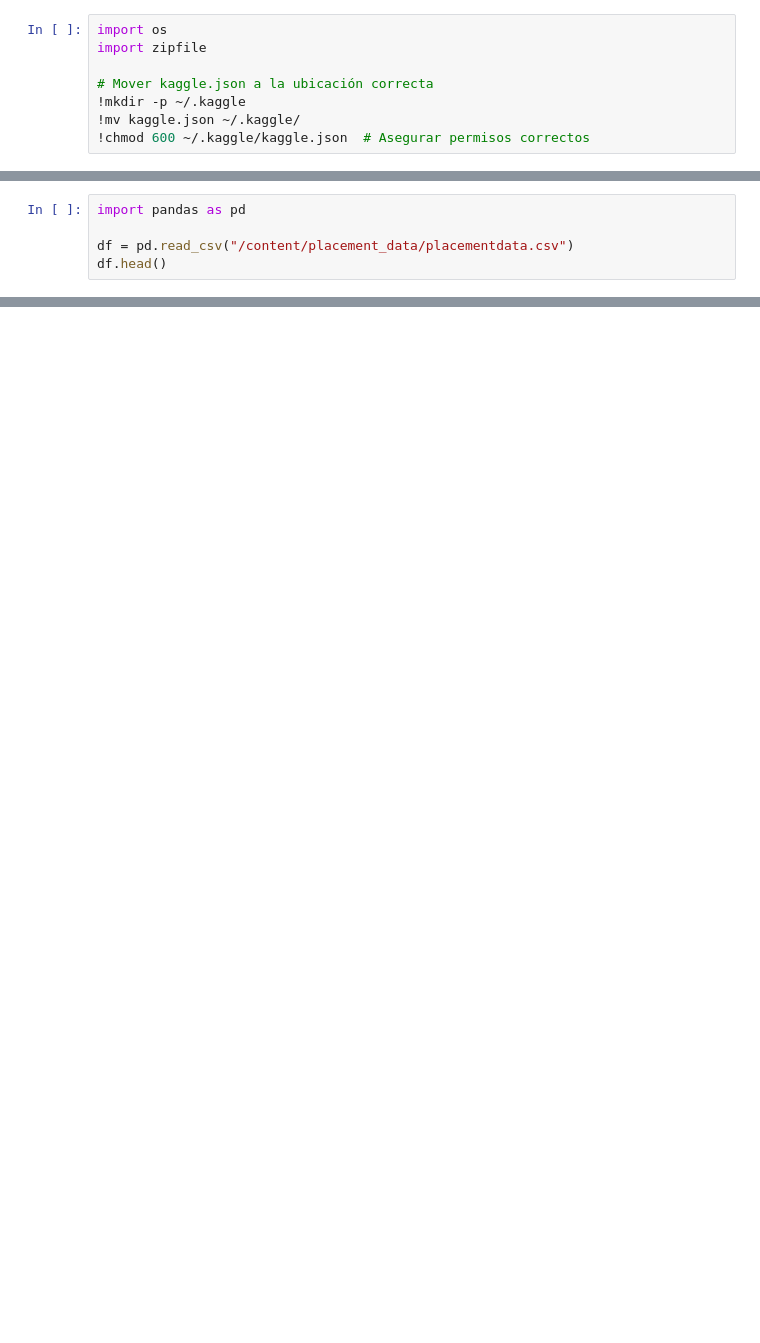
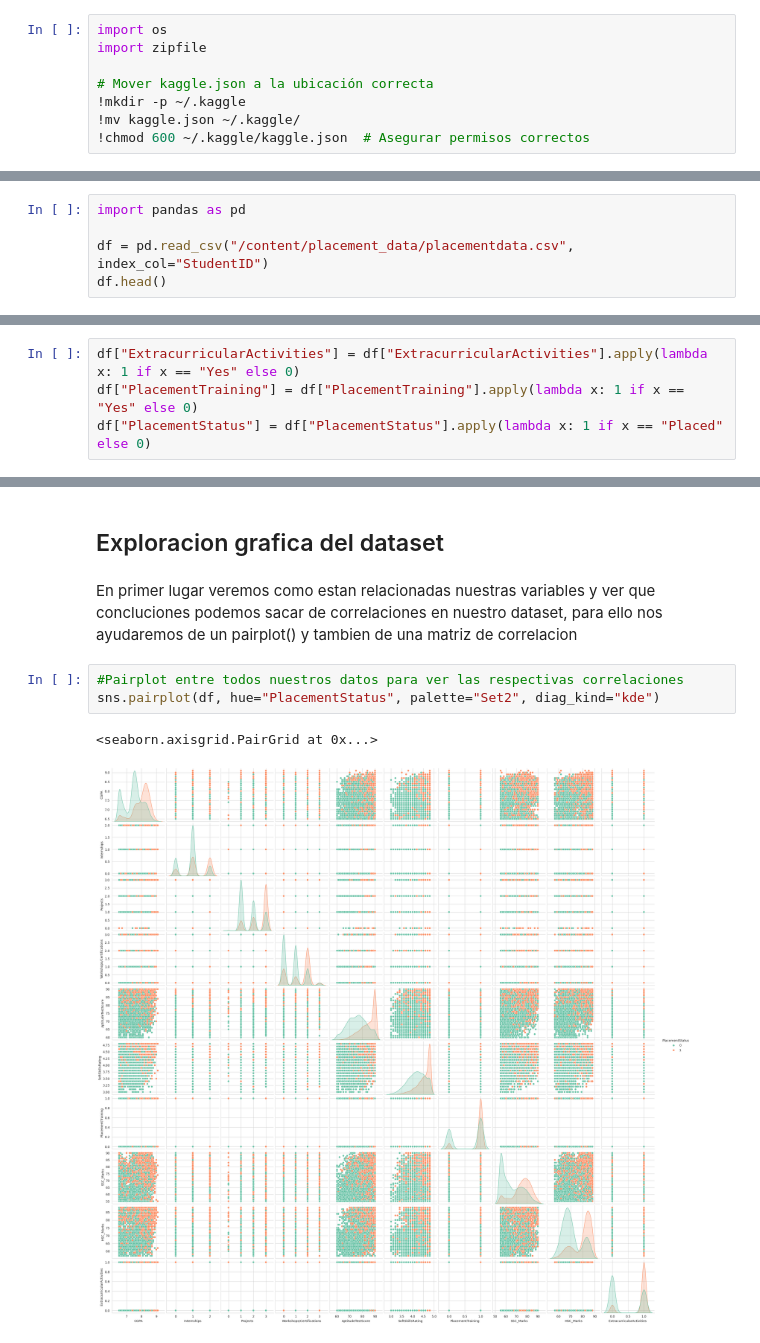
Before and after one commit to Dyaruro1/AI-Proyect-PlacementPrediction, a Jupyter notebook: Dataset_Proyecto.ipynb, the cells around one changed output, grey strips where cells are left out. Drawn from its saved outputs; the diff is of its cells as text; blank space fills up the shorter version.

Commit message:
Creacion de las 5 primeras columnas del dataset, falta poner la descripcion del dataset ademas de graficar las columnas restantes

```diff
--- a/Dataset_Proyecto.ipynb
+++ b/Dataset_Proyecto.ipynb
@@ -21,5 +41,5 @@ with zipfile.ZipFile("placement-prediction-dataset.zip", 'r') as zip_ref:
 # %%
 import pandas as pd
 
-df = pd.read_csv("/content/placement_data/placementdata.csv")
+df = pd.read_csv("/content/placement_data/placementdata.csv", index_col="StudentID")
 df.head()
@@ -31,0 +109,4 @@ df.describe()
+# %%
+df["ExtracurricularActivities"] = df["ExtracurricularActivities"].apply(lambda x: 1 if x == "Yes" else 0)
+df["PlacementTraining"] = df["PlacementTraining"].apply(lambda x: 1 if x == "Yes" else 0)
+df["PlacementStatus"] = df["PlacementStatus"].apply(lambda x: 1 if x == "Placed" else 0)
@@ -31,0 +127,10 @@ df.describe()
+# %% [markdown]
+## Exploracion grafica del dataset
+# %% [markdown]
+En primer lugar veremos como estan relacionadas nuestras variables y ver que concluciones podemos sacar de correlaciones en nuestro dataset, para ello nos ayudaremos de un pairplot() y tambien de una matriz de correlacion
+# %%
+#Pairplot entre todos nuestros datos para ver las respectivas correlaciones
+sns.pairplot(df, hue="PlacementStatus", palette="Set2", diag_kind="kde")
+# %% [output]
+<seaborn.axisgrid.PairGrid at 0x...>
+[figure, added]
```
Also changed, not shown: parts of 49 cells of this notebook.
